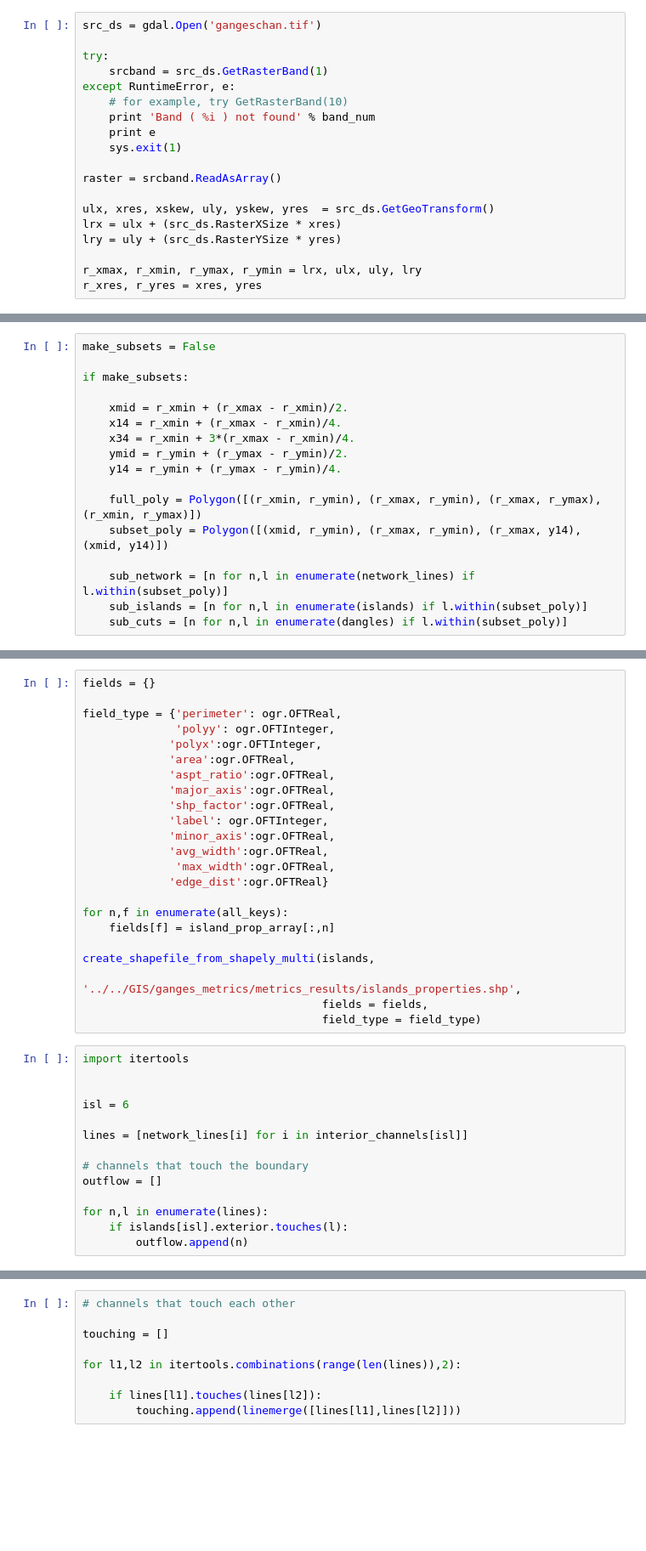
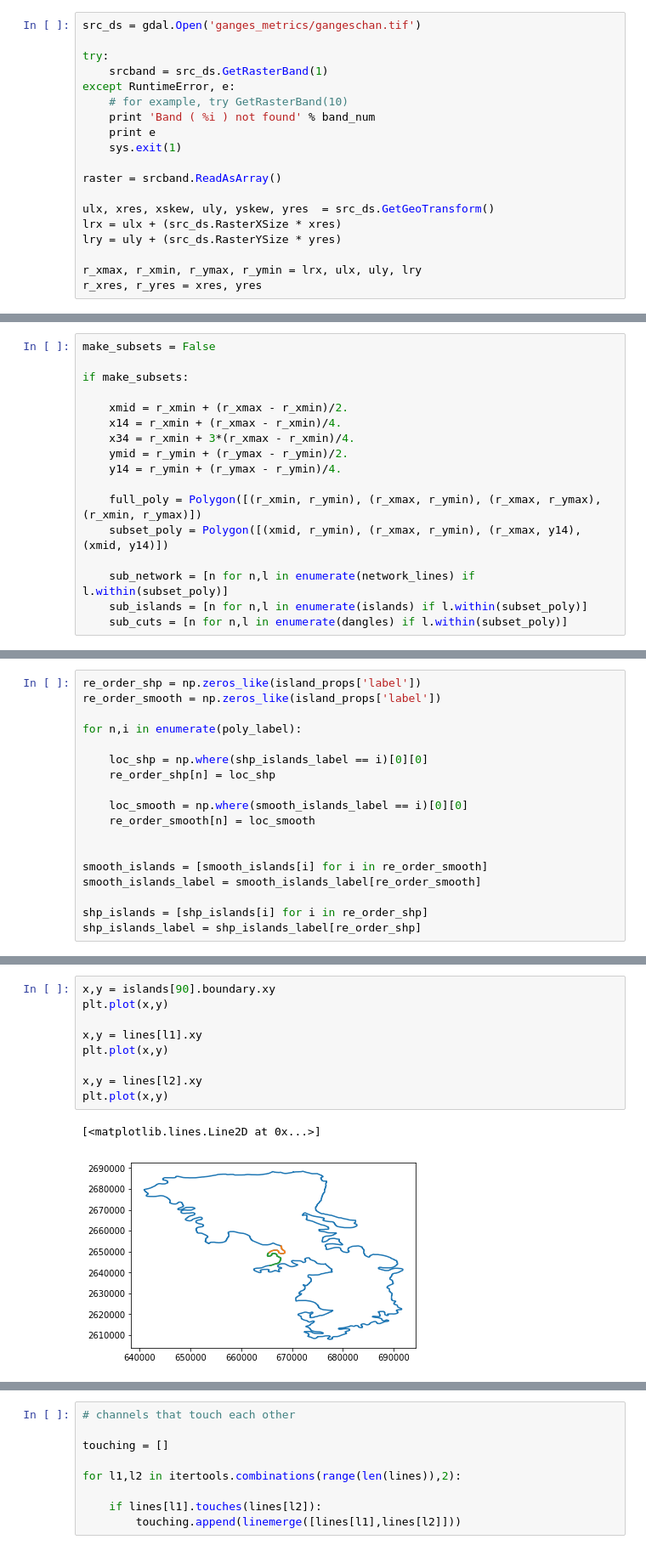
Before and after one commit to mperignon/delta_metrics, a Jupyter notebook: island_metrics.ipynb, the cells around one changed output, grey strips where cells are left out. Shown at 85% size. Cells and saved outputs as stored; diff of their text form; blank space fills up the shorter version.

Commit message:
finish all island metris for ganges

```diff
--- a/island_metrics.ipynb
+++ b/island_metrics.ipynb
@@ -231,5 +264,5 @@ def SaveRaster(array, filename, r_xmin, r_ymin, res, downsampling = 1):
 # %%
-src_ds = gdal.Open('gangeschan.tif')
+src_ds = gdal.Open('ganges_metrics/gangeschan.tif')
 
 try:
     srcband = src_ds.GetRasterBand(1)
@@ -478,0 +781,18 @@ pickle.dump([poly_label, poly_index], open( '../../GIS/ganges_metrics/poly_label
+# %%
+re_order_shp = np.zeros_like(island_props['label'])
+re_order_smooth = np.zeros_like(island_props['label'])
+
+for n,i in enumerate(poly_label):
+
+    loc_shp = np.where(shp_islands_label == i)[0][0]
+    re_order_shp[n] = loc_shp
+
+    loc_smooth = np.where(smooth_islands_label == i)[0][0]
+    re_order_smooth[n] = loc_smooth
+
+
+smooth_islands = [smooth_islands[i] for i in re_order_smooth]
+smooth_islands_label = smooth_islands_label[re_order_smooth]
+
+shp_islands = [shp_islands[i] for i in re_order_shp]
+shp_islands_label = shp_islands_label[re_order_shp]
@@ -514,37 +1173,12 @@ pickle.dump(island_props, open( '../../GIS/ganges_metrics/metrics_results/island
-# %%
-fields = {}
-
-field_type = {'perimeter': ogr.OFTReal,
-              'polyy': ogr.OFTInteger,
-             'polyx':ogr.OFTInteger,
-             'area':ogr.OFTReal,
-             'aspt_ratio':ogr.OFTReal,
-             'major_axis':ogr.OFTReal,
-             'shp_factor':ogr.OFTReal,
-             'label': ogr.OFTInteger,
-             'minor_axis':ogr.OFTReal,
-             'avg_width':ogr.OFTReal,
-              'max_width':ogr.OFTReal,
-             'edge_dist':ogr.OFTReal}
-
-for n,f in enumerate(all_keys):
-    fields[f] = island_prop_array[:,n]
-
-create_shapefile_from_shapely_multi(islands,
-                                    '../../GIS/ganges_metrics/metrics_results/islands_properties.shp',
-                                    fields = fields,
-                                    field_type = field_type)
-# %%
-import itertools
-
-
-isl = 6
-
-lines = [network_lines[i] for i in interior_channels[isl]]
-
-# channels that touch the boundary
-outflow = []
-
-for n,l in enumerate(lines):
-    if islands[isl].exterior.touches(l):
-        outflow.append(n)
+# %%
+x,y = islands[90].boundary.xy
+plt.plot(x,y)
+
+x,y = lines[l1].xy
+plt.plot(x,y)
+
+x,y = lines[l2].xy
+plt.plot(x,y)
+# %% [output]
+[<matplotlib.lines.Line2D at 0x...>]
+[figure, added]
```
Also changed, not shown: parts of 37 cells of this notebook.
